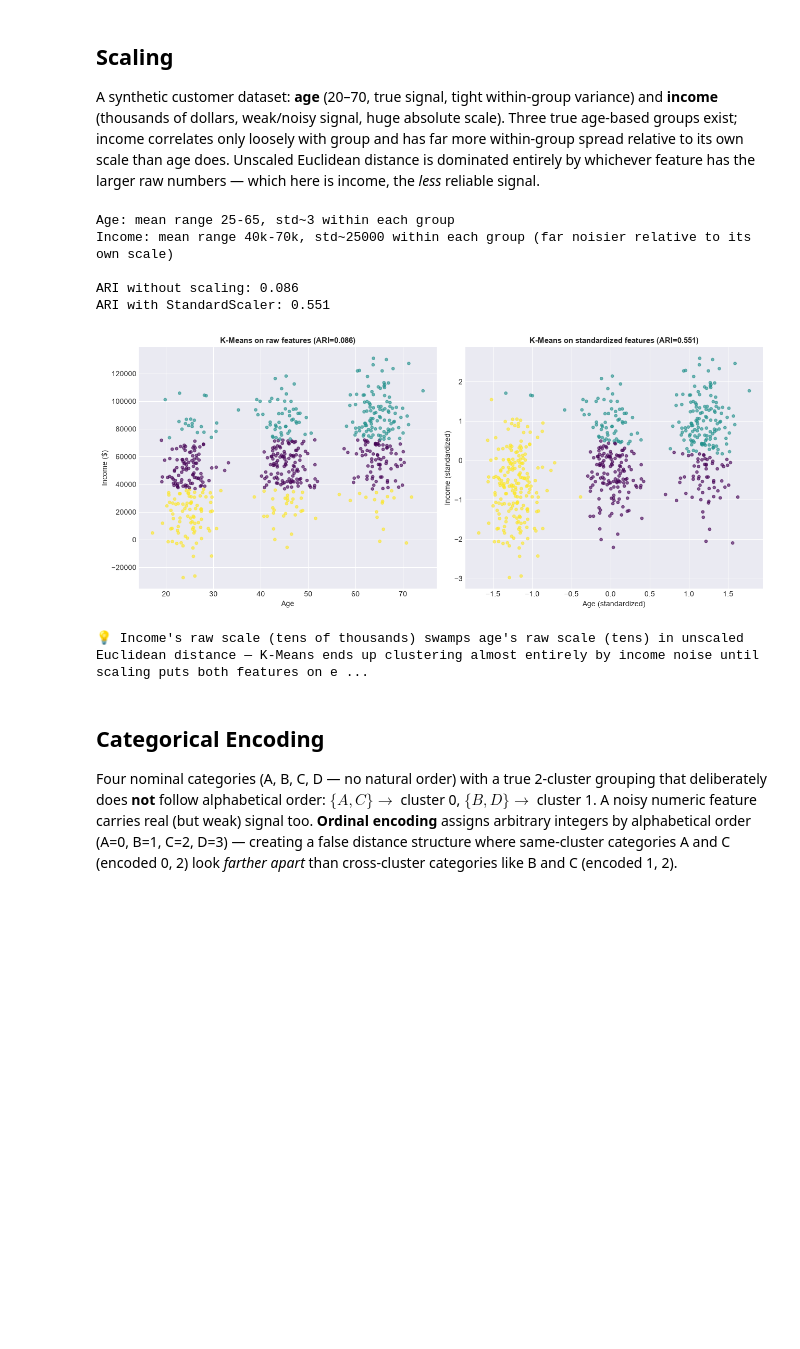
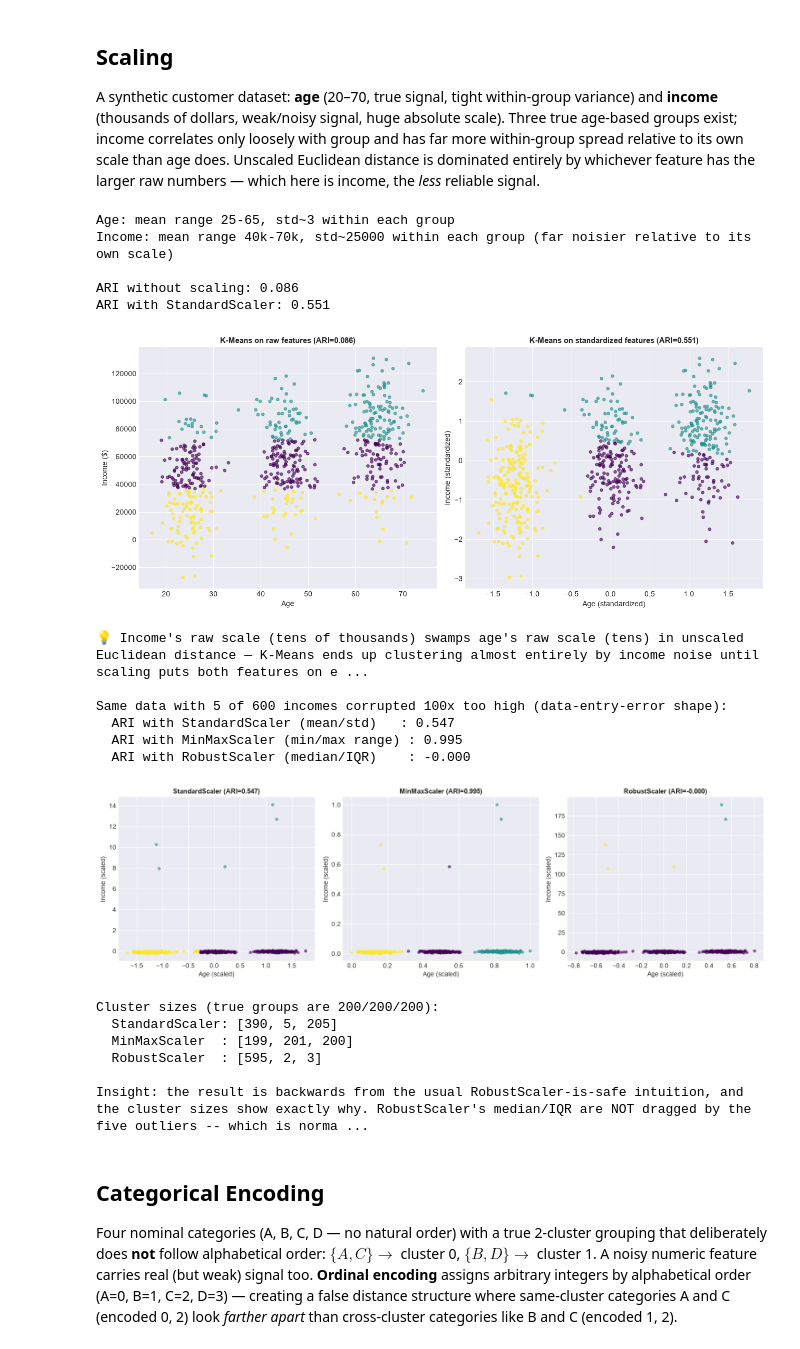
Before and after one commit to powell-clark/unsupervised-learning, a Jupyter notebook: notebooks/15_unsupervised_preprocessing.ipynb, the cells around one changed output. Cells and saved outputs as stored; diff of their text form; code cells hidden in the pictures; blank space fills up the shorter version.

```diff
--- a/notebooks/15_unsupervised_preprocessing.ipynb
+++ b/notebooks/15_unsupervised_preprocessing.ipynb
@@ -74,33 +75,105 @@ ari_unscaled = adjusted_rand_score(y_true_scaling, labels_unscaled)
 
 X_scaling_scaled = StandardScaler().fit_transform(X_scaling)
 labels_scaled = KMeans(n_clusters=3, n_init=10, random_state=42).fit_predict(X_scaling_scaled)
 ari_scaled = adjusted_rand_score(y_true_scaling, labels_scaled)
 
 print(f"\nARI without scaling: {ari_unscaled:.3f}")
 print(f"ARI with StandardScaler: {ari_scaled:.3f}")
 
 fig, axes = plt.subplots(1, 2, figsize=(13, 5.5))
 axes[0].scatter(ages, incomes, c=labels_unscaled, cmap='viridis', s=15, alpha=0.6)
 axes[0].set_xlabel('Age')
 axes[0].set_ylabel('Income ($)')
 axes[0].set_title(f'K-Means on raw features (ARI={ari_unscaled:.3f})', fontsize=11, fontweight='bold')
 
 axes[1].scatter(X_scaling_scaled[:, 0], X_scaling_scaled[:, 1], c=labels_scaled, cmap='viridis', s=15, alpha=0.6)
 axes[1].set_xlabel('Age (standardized)')
 axes[1].set_ylabel('Income (standardized)')
 axes[1].set_title(f'K-Means on standardized features (ARI={ari_scaled:.3f})', fontsize=11, fontweight='bold')
 plt.tight_layout()
 plt.show()
 
 print("\n💡 Income's raw scale (tens of thousands) swamps age's raw scale (tens) in unscaled Euclidean distance — K-Means ends up clustering almost entirely by income noise until scaling puts both features on equal footing")
+
+# TASK-UL038: min-max and robust scaling, on data WITH a handful of extreme outliers --
+# a data-entry-error shape (a few incomes recorded 100x too high) that StandardScaler's
+# mean/std is not robust to, but RobustScaler's median/IQR is.
+X_scaling_outliers = X_scaling.copy()
+outlier_idx = rng.choice(len(X_scaling_outliers), size=5, replace=False)
+X_scaling_outliers[outlier_idx, 1] = X_scaling_outliers[outlier_idx, 1] * 100  # income data-entry error
+
+X_standard_out = StandardScaler().fit_transform(X_scaling_outliers)
+X_minmax_out = MinMaxScaler().fit_transform(X_scaling_outliers)
+X_robust_out = RobustScaler().fit_transform(X_scaling_outliers)
+
+labels_standard_out = KMeans(n_clusters=3, n_init=10, random_state=42).fit_predict(X_standard_out)
+labels_minmax_out = KMeans(n_clusters=3, n_init=10, random_state=42).fit_predict(X_minmax_out)
+labels_robust_out = KMeans(n_clusters=3, n_init=10, random_state=42).fit_predict(X_robust_out)
+
+ari_standard_out = adjusted_rand_score(y_true_scaling, labels_standard_out)
+ari_minmax_out = adjusted_rand_score(y_true_scaling, labels_minmax_out)
+ari_robust_out = adjusted_rand_score(y_true_scaling, labels_robust_out)
+
+print(f"\nSame data with 5 of {len(X_scaling_outliers)} incomes corrupted 100x too high (data-entry-error shape):")
+print(f"  ARI with StandardScaler (mean/std)   : {ari_standard_out:.3f}")
+print(f"  ARI with MinMaxScaler (min/max range) : {ari_minmax_out:.3f}")
+print(f"  ARI with RobustScaler (median/IQR)    : {ari_robust_out:.3f}")
+
+fig, axes = plt.subplots(1, 3, figsize=(15, 4.5))
+for ax, (name, X_s, lbl, ari) in zip(axes, [
+        ('StandardScaler', X_standard_out, labels_standard_out, ari_standard_out),
+        ('MinMaxScaler', X_minmax_out, labels_minmax_out, ari_minmax_out),
+        ('RobustScaler', X_robust_out, labels_robust_out, ari_robust_out)]):
+    ax.scatter(X_s[:, 0], X_s[:, 1], c=lbl, cmap='viridis', s=15, alpha=0.6)
+    ax.set_xlabel('Age (scaled)'); ax.set_ylabel('Income (scaled)')
+    ax.set_title(f'{name} (ARI={ari:.3f})', fontsize=11, fontweight='bold')
+plt.tight_layout()
+plt.show()
+
+print(f"\nCluster sizes (true groups are 200/200/200):")
+print(f"  StandardScaler: {np.bincount(labels_standard_out).tolist()}")
+print(f"  MinMaxScaler  : {np.bincount(labels_minmax_out).tolist()}")
+print(f"  RobustScaler  : {np.bincount(labels_robust_out).tolist()}")
+print(
+    f"\nInsight: the result is backwards from the usual RobustScaler-is-safe intuition, and the cluster "
+    f"sizes show exactly why. RobustScaler's median/IQR are NOT dragged by the five outliers -- which is "
+    f"normally its whole advantage -- so the outliers keep their full, honestly extreme scaled values "
+    f"(scaled income up to about 190, versus at most about 0.02 for the other 595 points). With only K=3 "
+    f"clusters available, K-Means spends two of them isolating the five outliers from EACH OTHER and "
+    f"collapses the other 595 points into one blob, destroying the true age-based structure "
+    f"(ARI collapses to {ari_robust_out:.2f}). MinMaxScaler wins for the opposite, equally accidental "
+    f"reason: stretching its [0, 1] range to fit the outliers compresses every OTHER income into a tiny "
+    f"sliver near 0, which deletes income's contribution to distance almost entirely for the 595 normal "
+    f"points -- so K-Means ends up clustering almost purely on AGE, the one feature the contamination never "
+    f"touched, and nearly perfectly recovers the true structure (ARI={ari_minmax_out:.2f}) by accident, not "
+    f"by design. StandardScaler sits in between: its mean/std shift enough to shrink the outliers' scaled "
+    f"values somewhat (about 8 to 14, rather than about 190), but not enough to stop K-Means isolating them "
+    f"into their own small cluster of {np.bincount(labels_standard_out).min()}, still losing one of the "
+    f"three true groups. The lesson is not 'pick the robust-sounding scaler' -- it is that an "
+    f"outlier-ROBUST scaler does not make an outlier-SENSITIVE algorithm like K-Means robust; the same "
+    f"K-Means fragility to extreme points recurs throughout this course regardless of how carefully the "
+    f"inputs are scaled."
+)
 # %% [output]
 Age: mean range 25-65, std~3 within each group
 Income: mean range 40k-70k, std~25000 within each group (far noisier relative to its own scale)
 
 ARI without scaling: 0.086
 ARI with StandardScaler: 0.551
 [figure]
 💡 Income's raw scale (tens of thousands) swamps age's raw scale (tens) in unscaled Euclidean distance — K-Means ends up clustering almost entirely by income noise until scaling puts both features on e ...
+
+Same data with 5 of 600 incomes corrupted 100x too high (data-entry-error shape):
+  ARI with StandardScaler (mean/std)   : 0.547
+  ARI with MinMaxScaler (min/max range) : 0.995
+  ARI with RobustScaler (median/IQR)    : -0.000
+[figure, added]
+Cluster sizes (true groups are 200/200/200):
+  StandardScaler: [390, 5, 205]
+  MinMaxScaler  : [199, 201, 200]
+  RobustScaler  : [595, 2, 3]
+
+Insight: the result is backwards from the usual RobustScaler-is-safe intuition, and the cluster sizes show exactly why. RobustScaler's median/IQR are NOT dragged by the five outliers -- which is norma ...
 # %% [markdown]
 <a name="encoding"></a>
 ## Categorical Encoding
```
Also changed, not shown: parts of 4 cells of this notebook, 1 other file.
